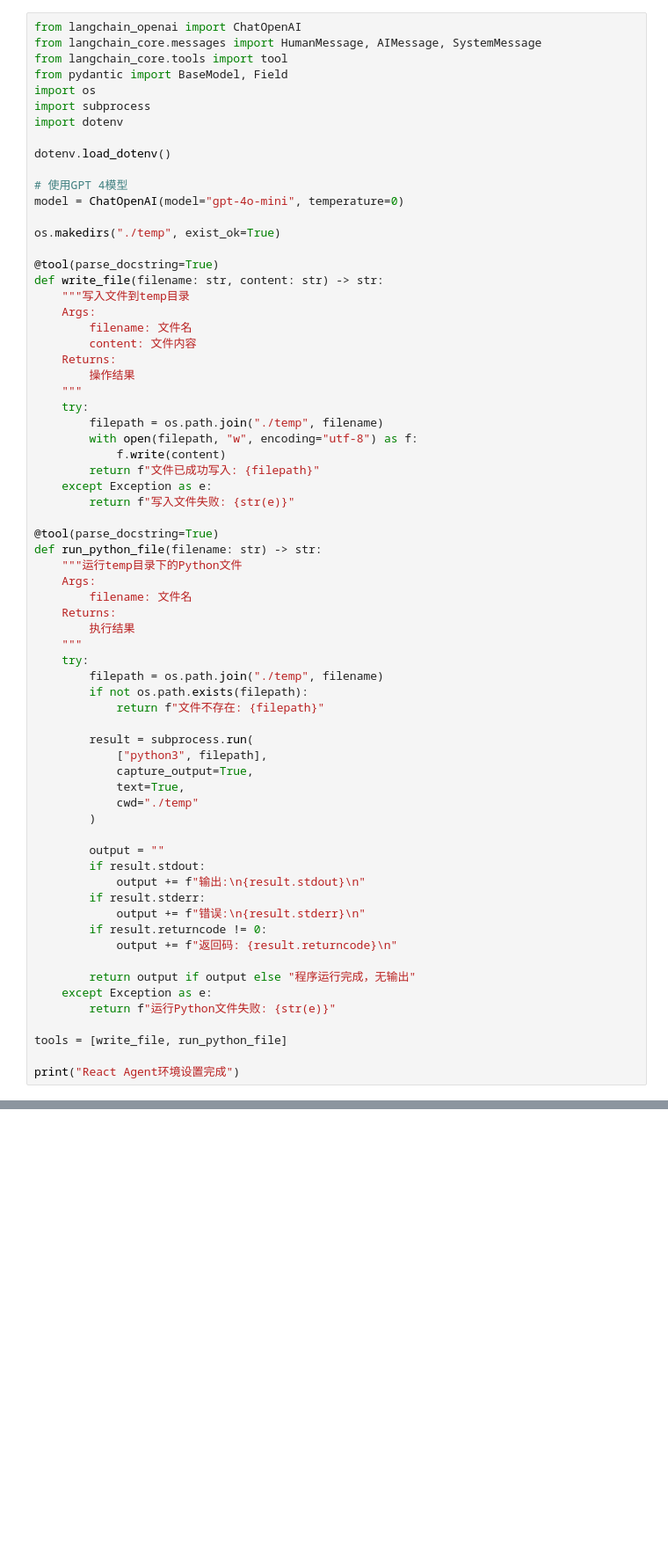
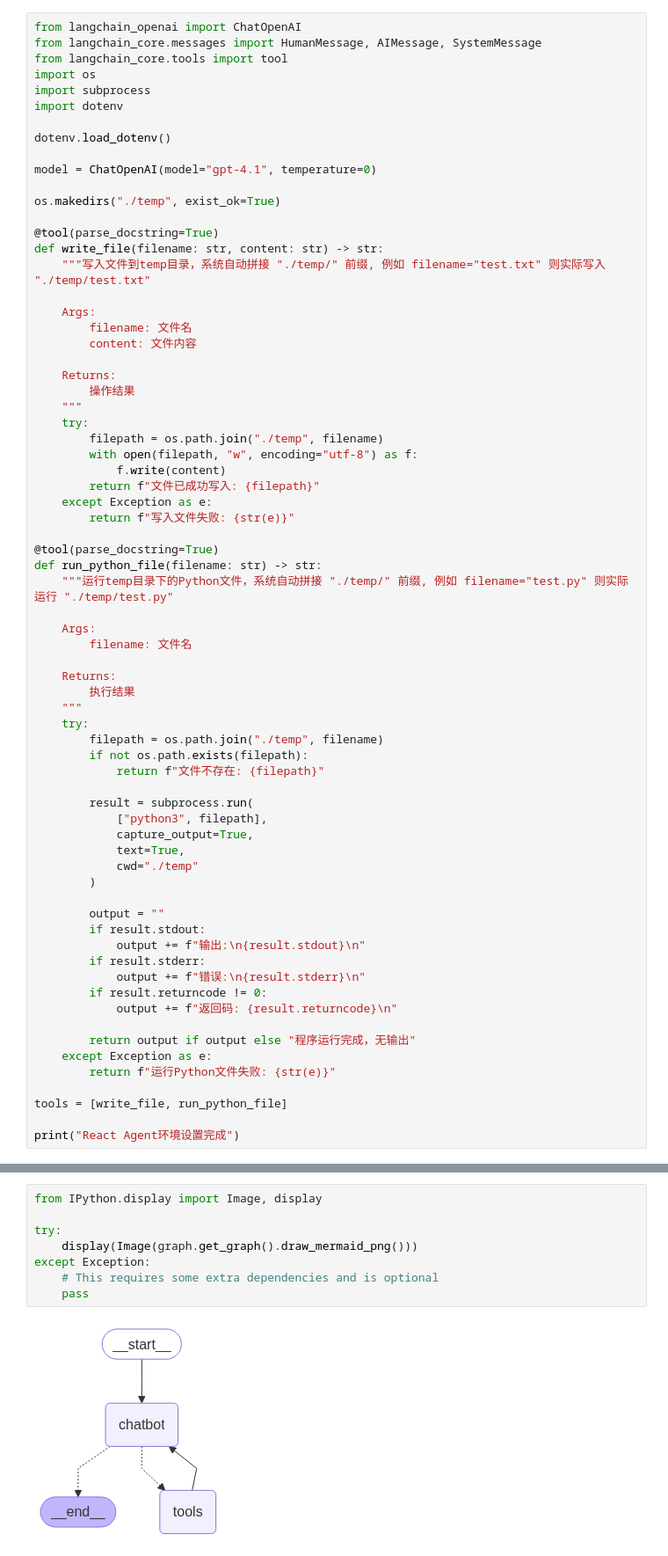
Before and after one commit to zhiyuan-zhang0206/agents101, a Jupyter notebook: 4.react_agent.ipynb, the cells around one changed output, grey strips where cells are left out. Shown at 88% size. Saved outputs shown, nothing was run; the diff lists cells and outputs as text; blank space fills up the shorter version.

```diff
--- a/4.react_agent.ipynb
+++ b/4.react_agent.ipynb
@@ -26,24 +26,24 @@ React Agent特别适合需要多步推理和复杂问题解决的场景。
 from langchain_openai import ChatOpenAI
 from langchain_core.messages import HumanMessage, AIMessage, SystemMessage
 from langchain_core.tools import tool
-from pydantic import BaseModel, Field
 import os
 import subprocess
 import dotenv
 
 dotenv.load_dotenv()
 
-# 使用GPT 4模型
-model = ChatOpenAI(model="gpt-4o-mini", temperature=0)
+model = ChatOpenAI(model="gpt-4.1", temperature=0)
 
 os.makedirs("./temp", exist_ok=True)
 
 @tool(parse_docstring=True)
 def write_file(filename: str, content: str) -> str:
-    """写入文件到temp目录
+    """写入文件到temp目录，系统自动拼接 "./temp/" 前缀, 例如 filename="test.txt" 则实际写入 "./temp/test.txt"
+
     Args:
         filename: 文件名
         content: 文件内容
+
     Returns:
         操作结果
     """
@@ -57,9 +57,11 @@ def write_file(filename: str, content: str) -> str:
 
 @tool(parse_docstring=True)
 def run_python_file(filename: str) -> str:
-    """运行temp目录下的Python文件
+    """运行temp目录下的Python文件，系统自动拼接 "./temp/" 前缀, 例如 filename="test.py" 则实际运行 "./temp/test.py"
+
     Args:
         filename: 文件名
+
     Returns:
         执行结果
     """
@@ -431,0 +307,10 @@ print("每种方式都有其适用场景和优势。")
+# %%
+from IPython.display import Image, display
+
+try:
+    display(Image(graph.get_graph().draw_mermaid_png()))
+except Exception:
+    # This requires some extra dependencies and is optional
+    pass
+# %% [output]
+[figure, added]
```
Also changed, not shown: parts of 17 cells of this notebook, 11 other files.
